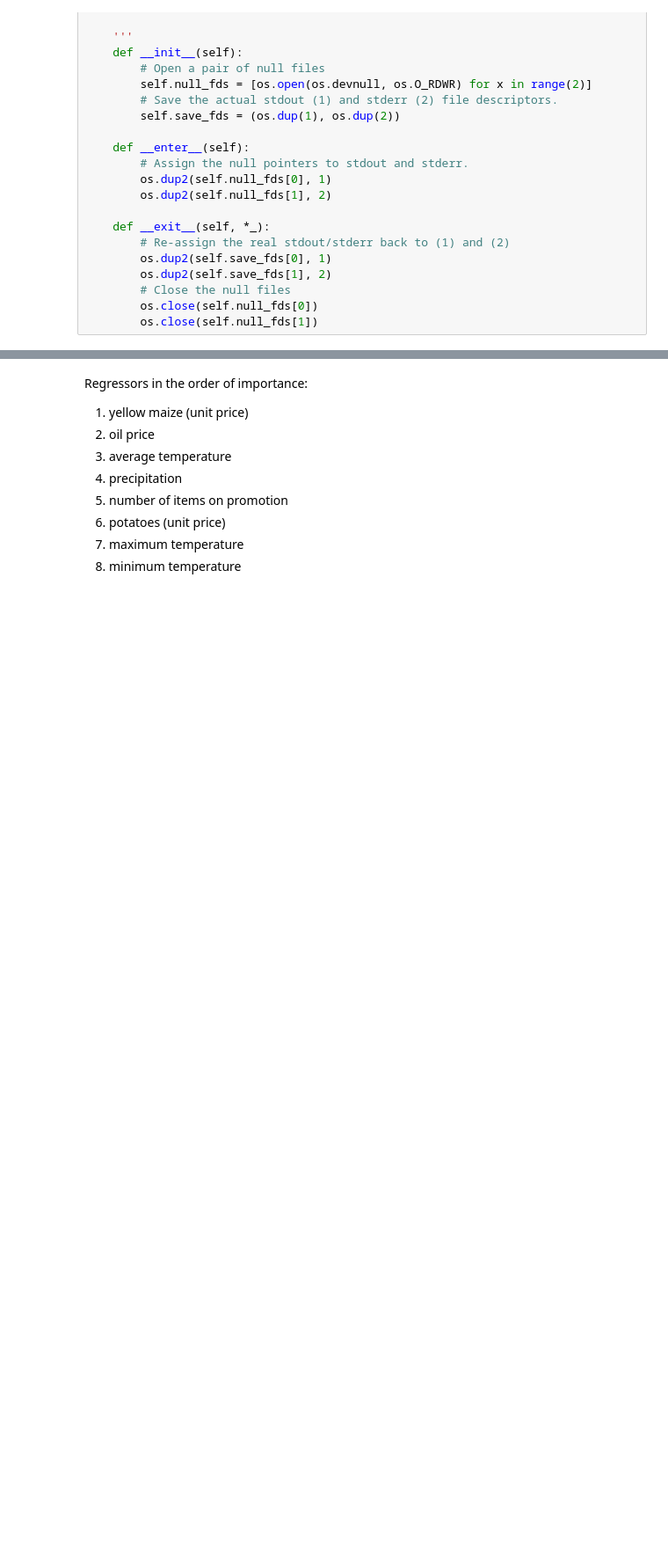
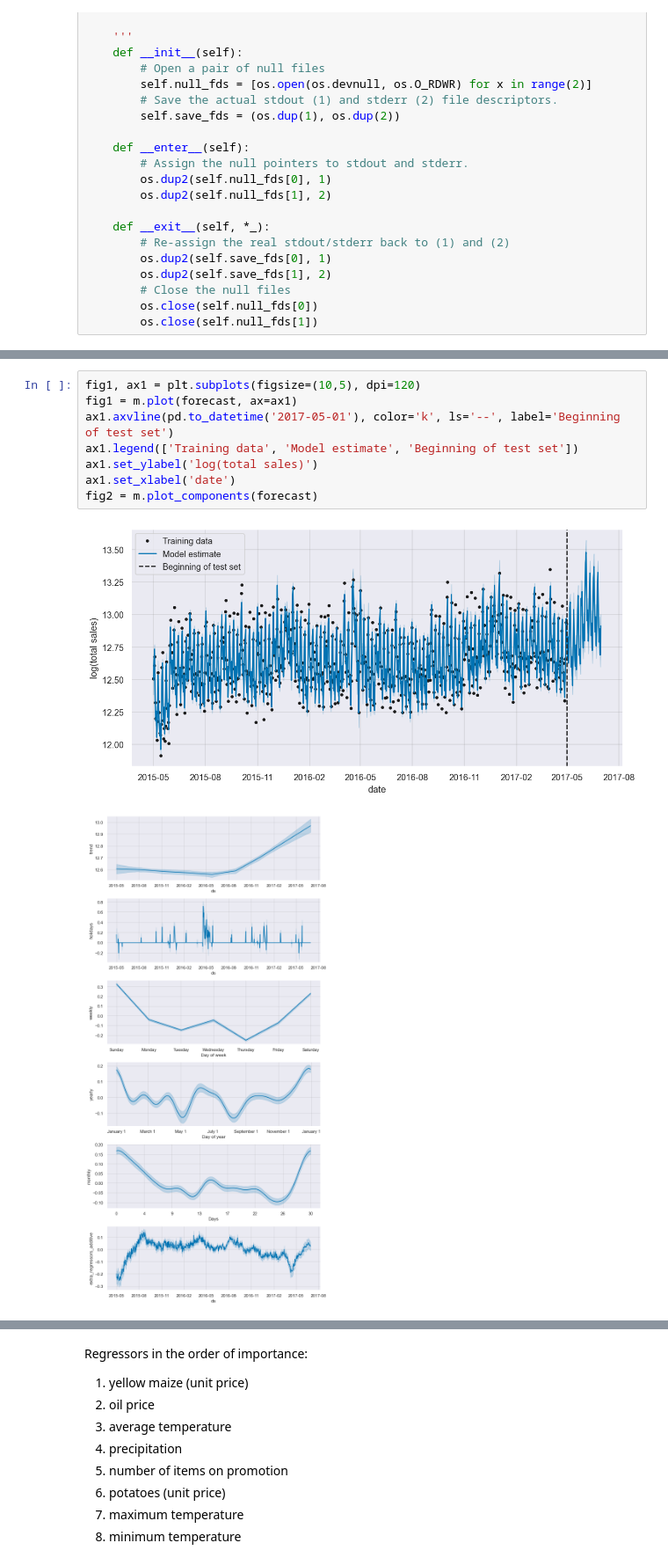
Before and after one commit to Elias-YJ/bsc-thesis, a Jupyter notebook: Projections_stiff.ipynb, the cells around one changed output, grey strips where cells are left out. Shown at 88% size. Cells and saved outputs as stored; diff of their text form; blank space fills up the shorter version.

```diff
--- a/Projections_stiff.ipynb
+++ b/Projections_stiff.ipynb
@@ -154,3 +161,14 @@ fig2 = m.plot_components(forecast)
+# %%
+fig1, ax1 = plt.subplots(figsize=(10,5), dpi=120)
+fig1 = m.plot(forecast, ax=ax1)
+ax1.axvline(pd.to_datetime('2017-05-01'), color='k', ls='--', label='Beginning of test set')
+ax1.legend(['Training data', 'Model estimate', 'Beginning of test set'])
+ax1.set_ylabel('log(total sales)')
+ax1.set_xlabel('date')
+fig2 = m.plot_components(forecast)
+# %% [output]
+[figure, added]
+[figure, added]
 # %%
 with suppress_stdout_stderr():
     path = m.search(train, future)
```
Also changed, not shown: parts of 18 cells of this notebook, 3 other files.
